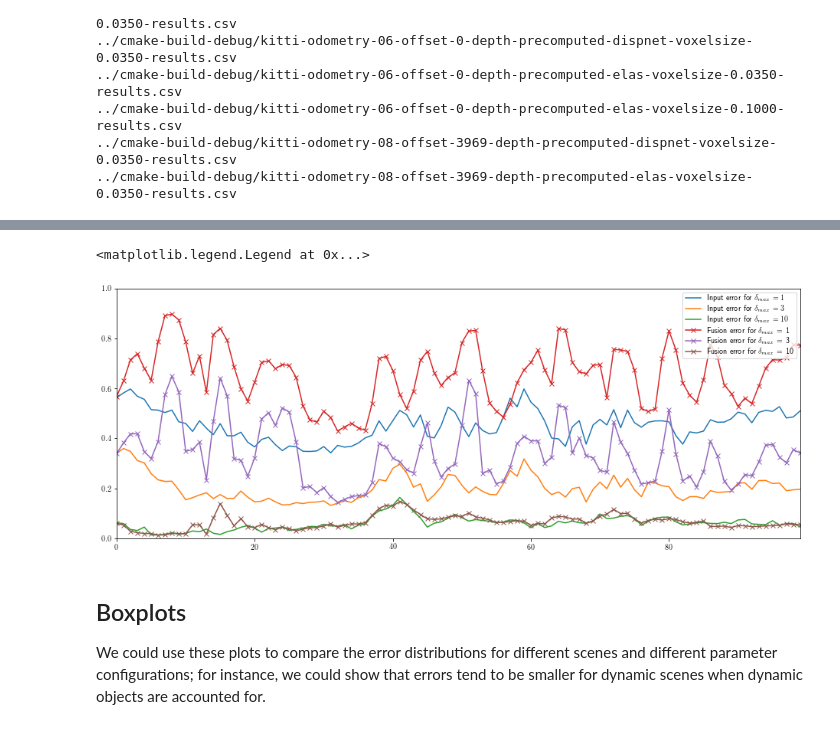
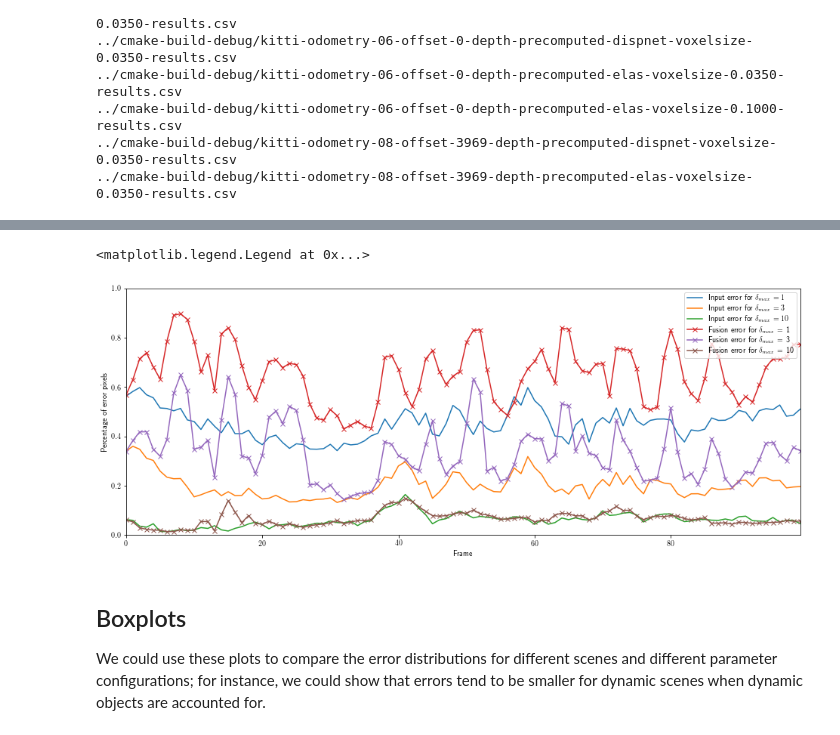
Before and after one commit to AndreiBarsan/DynSLAM, a Jupyter notebook: notebooks/DepthAnalysis.ipynb, the cells around one changed output, grey strips where cells are left out. Drawn from its saved outputs; the diff is of its cells as text; code cells hidden in the pictures.

Commit message:
Worked on plots

```diff
--- a/notebooks/DepthAnalysis.ipynb
+++ b/notebooks/DepthAnalysis.ipynb
@@ -63,16 +67,18 @@ augment(frame_elas)
 # %%
 ax = frame_elas['input-error-percent-1'].plot(label='Input error for $\delta_{max} = 1$')
 frame_elas['input-error-percent-3'].plot(ax=ax,label='Input error for $\delta_{max} = 3$')
 # frame_elas['input-error-percent-5'].plot(ax=ax, label='Input error for $\delta_{max} = 5$')
 frame_elas['input-error-percent-10'].plot(ax=ax, label='Input error for $\delta_{max} = 10$')
 frame_elas['fusion-error-percent-1'].plot(ax=ax, marker='x', label="Fusion error for $\delta_{max}$ = 1")
 frame_elas['fusion-error-percent-3'].plot(ax=ax, marker='x', label="Fusion error for $\delta_{max}$ = 3")
 frame_elas['fusion-error-percent-10'].plot(ax=ax, marker='x', label="Fusion error for $\delta_{max}$ = 10")
 ax.set_ylim([0,1])
+ax.set_ylabel("Percentage of error pixels")
+ax.set_xlabel("Frame")
 ax.legend()
 # %% [output]
 <matplotlib.legend.Legend at 0x...>
-[figure, old version]
+[figure, new version]
 # %% [markdown]
 ## Boxplots
 
```
Also changed, not shown: parts of 3 cells of this notebook.
